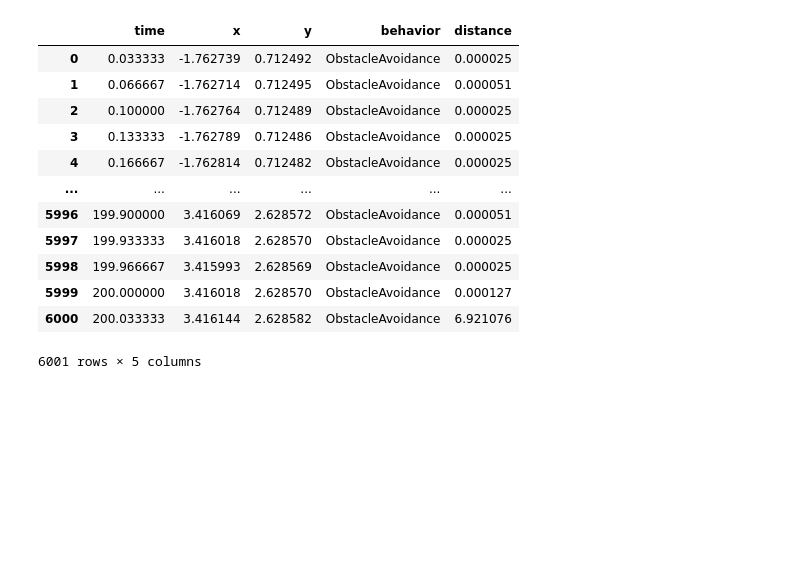
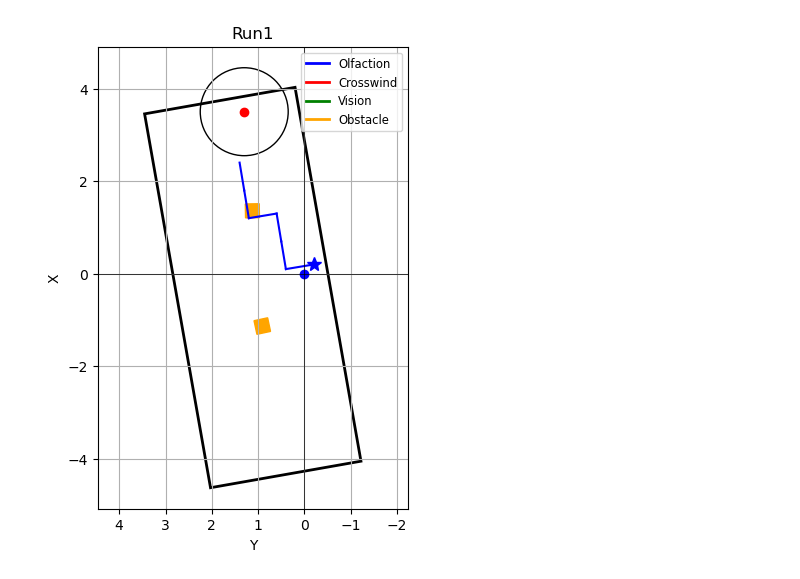
Before and after one commit to SunzidHassan/Research, a Jupyter notebook: 23-24_Automatic-Control-Lab/Odor Source Localization/Papers/Vision-olfaction Fusion paper/vision-olfactionFusion.ipynb, the cells around one changed output. Saved outputs shown, nothing was run; the diff lists cells and outputs as text; code cells hidden in the pictures; blank space fills up the shorter version.

```diff
--- a/23-24_Automatic-Control-Lab/Odor Source Localization/Papers/Vision-olfaction Fusion paper/vision-olfactionFusion.ipynb
+++ b/23-24_Automatic-Control-Lab/Odor Source Localization/Papers/Vision-olfaction Fusion paper/vision-olfactionFusion.ipynb
@@ -1,9 +8,5 @@
 # %%
-import pandas as pd
-import os
 
-path = 'C:/Users/sunzi/Downloads/Experiment'
-os.chdir(path)
 
 e1o1 = pd.read_csv('Env1/O1.csv')
 e1o2 = pd.read_csv('Env1/O2.csv')
@@ -43,20 +46,6 @@ e2ov5 = pd.read_csv('Env2/OV5.csv')
 
 
 e1v5
-# %% [output]
-|  | time | x | y | behavior | distance |
-| 0 | 0.033333 | -1.762739 | 0.712492 | ObstacleAvoidance | 0.000025 |
-| 1 | 0.066667 | -1.762714 | 0.712495 | ObstacleAvoidance | 0.000051 |
-| 2 | 0.100000 | -1.762764 | 0.712489 | ObstacleAvoidance | 0.000025 |
-| 3 | 0.133333 | -1.762789 | 0.712486 | ObstacleAvoidance | 0.000025 |
-| 4 | 0.166667 | -1.762814 | 0.712482 | ObstacleAvoidance | 0.000025 |
-| ... | ... | ... | ... | ... | ... |
-| 5996 | 199.900000 | 3.416069 | 2.628572 | ObstacleAvoidance | 0.000051 |
-| 5997 | 199.933333 | 3.416018 | 2.628570 | ObstacleAvoidance | 0.000025 |
-| 5998 | 199.966667 | 3.415993 | 2.628569 | ObstacleAvoidance | 0.000025 |
-| 5999 | 200.000000 | 3.416018 | 2.628570 | ObstacleAvoidance | 0.000127 |
-| 6000 | 200.033333 | 3.416144 | 2.628582 | ObstacleAvoidance | 6.921076 |
-6001 rows × 5 columns
 # %%
 import matplotlib.pyplot as plt
 import matplotlib.patches as patches
@@ -137,6 +126,10 @@ def graph(data, name):
     behavior = data.behavior
     name = name
     return robotTrajectory(time, x, y, behavior, name)
+# %%
+graph(run1, 'Run1')
+# %% [output]
+[figure, added]
 # %%
 graph(e1o1, 'e1o1')
 graph(e1o2, 'e1o2')
```
Also changed, not shown: parts of 1 cell of this notebook, 2 other files.
